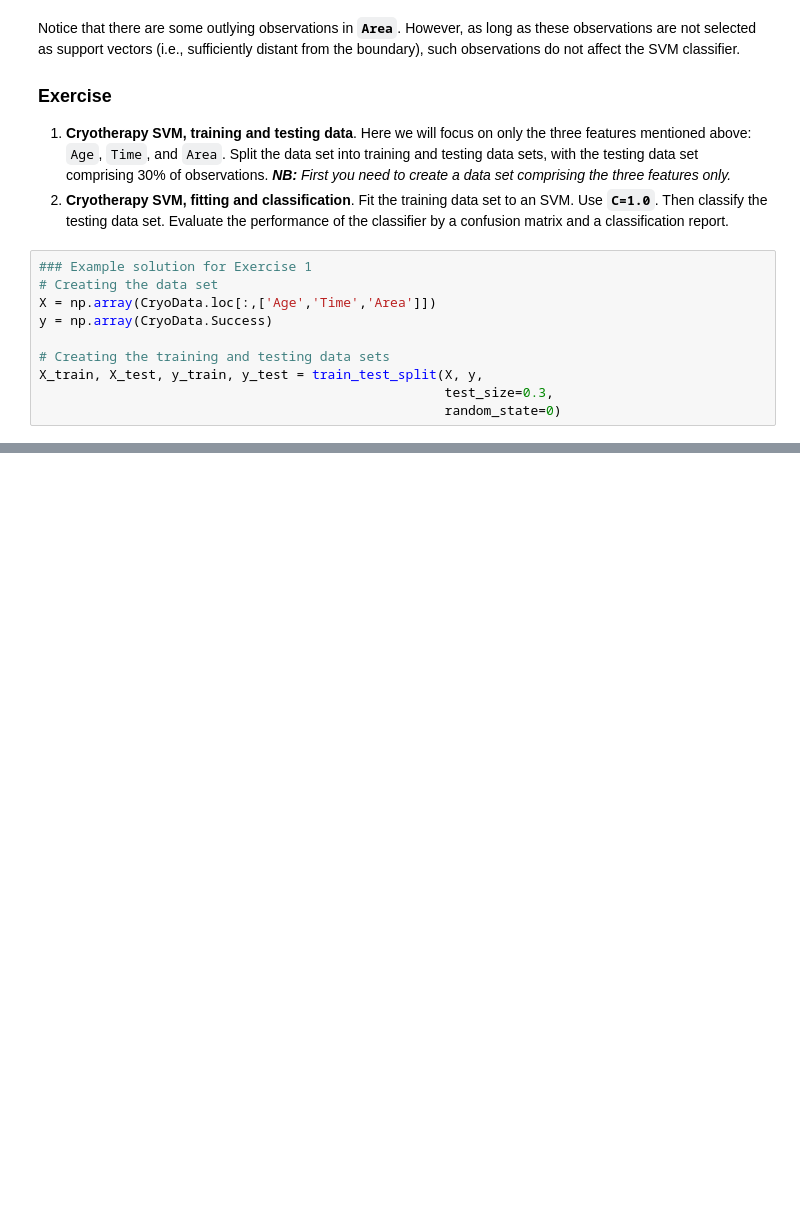
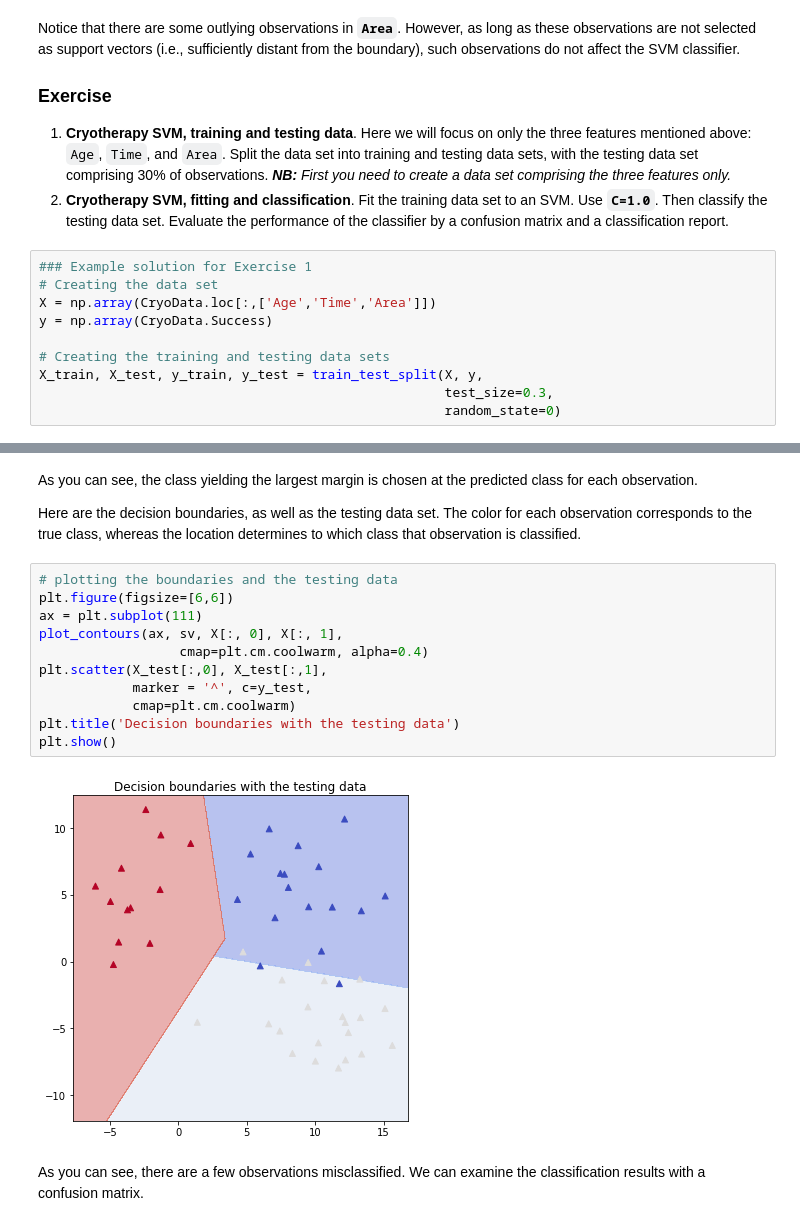
Before and after one commit to sathayas/JupyterAnalyticsSpring2018, a Jupyter notebook: SVM.ipynb, the cells around one changed output, grey strips where cells are left out. Drawn from its saved outputs; the diff is of its cells as text; blank space fills up the shorter version.

```diff
--- a/SVM.ipynb
+++ b/SVM.ipynb
@@ -349,0 +478,19 @@ X_train, X_test, y_train, y_test = train_test_split(X, y,
+# %% [markdown]
+As you can see, the class yielding the largest margin is chosen at the predicted class for each observation.
+
+Here are the decision boundaries, as well as the testing data set. The color for each observation corresponds to the true class, whereas the location determines to which class that observation is classified.
+# %%
+# plotting the boundaries and the testing data
+plt.figure(figsize=[6,6])
+ax = plt.subplot(111)
+plot_contours(ax, sv, X[:, 0], X[:, 1],
+                  cmap=plt.cm.coolwarm, alpha=0.4)
+plt.scatter(X_test[:,0], X_test[:,1],
+            marker = '^', c=y_test,
+            cmap=plt.cm.coolwarm)
+plt.title('Decision boundaries with the testing data')
+plt.show()
+# %% [output]
+[figure, added]
+# %% [markdown]
+As you can see, there are a few observations misclassified. We can examine the classification results with a confusion matrix.
```
Also changed, not shown: parts of 22 cells of this notebook.
